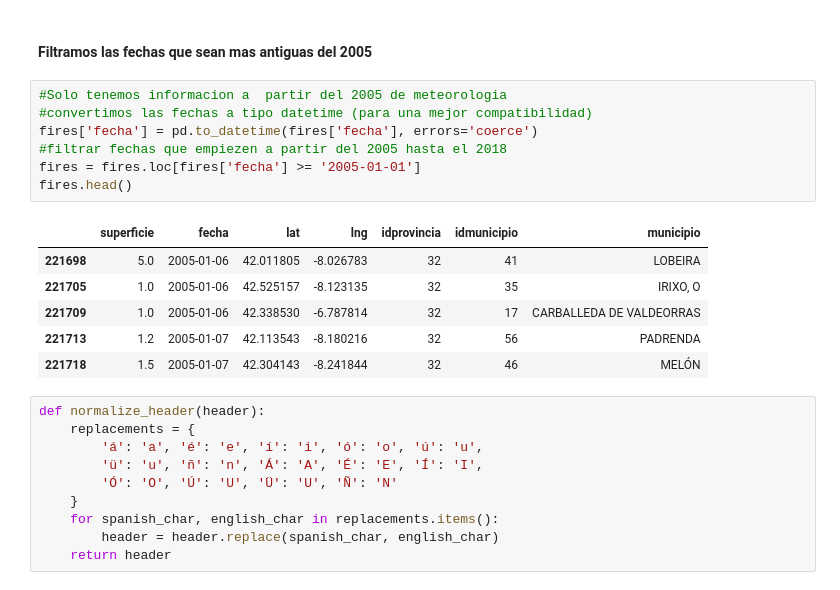
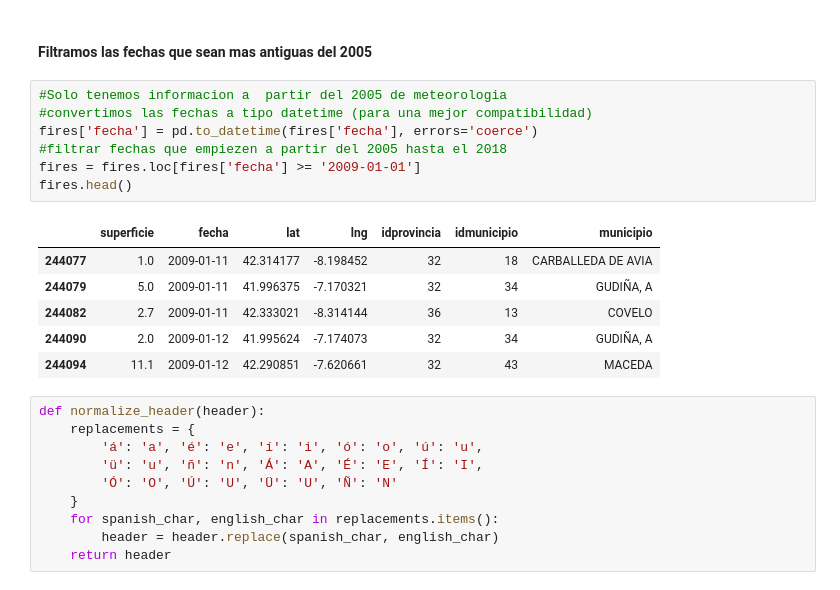
Before and after one commit to JozsefIvanGafo/4-Year-Q1-iao-project-Prediction-of-Forest-fires-in-Galicia-Spain2024-UC3M, a Jupyter notebook: prediction_of_forest_fires_in_Galicia.ipynb, the cells around one changed output. Drawn from its saved outputs; the diff is of its cells as text.

```diff
--- a/prediction_of_forest_fires_in_Galicia.ipynb
+++ b/prediction_of_forest_fires_in_Galicia.ipynb
@@ -128,17 +128,17 @@ Error while importing the excel file: Missing optional dependency 'openpyxl'.  U
 # %%
 #Solo tenemos informacion a  partir del 2005 de meteorologia
 #convertimos las fechas a tipo datetime (para una mejor compatibilidad)
 fires['fecha'] = pd.to_datetime(fires['fecha'], errors='coerce')
 #filtrar fechas que empiezen a partir del 2005 hasta el 2018
-fires = fires.loc[fires['fecha'] >= '2005-01-01']
+fires = fires.loc[fires['fecha'] >= '2009-01-01']
 fires.head()
 # %% [output]
 |  | superficie | fecha | lat | lng | idprovincia | idmunicipio | municipio |
-| 221698 | 5.0 | 2005-01-06 | 42.011805 | -8.026783 | 32 | 41 | LOBEIRA |
-| 221705 | 1.0 | 2005-01-06 | 42.525157 | -8.123135 | 32 | 35 | IRIXO, O |
-| 221709 | 1.0 | 2005-01-06 | 42.338530 | -6.787814 | 32 | 17 | CARBALLEDA DE VALDEORRAS |
-| 221713 | 1.2 | 2005-01-07 | 42.113543 | -8.180216 | 32 | 56 | PADRENDA |
-| 221718 | 1.5 | 2005-01-07 | 42.304143 | -8.241844 | 32 | 46 | MELÓN |
+| 244077 | 1.0 | 2009-01-11 | 42.314177 | -8.198452 | 32 | 18 | CARBALLEDA DE AVIA |
+| 244079 | 5.0 | 2009-01-11 | 41.996375 | -7.170321 | 32 | 34 | GUDIÑA, A |
+| 244082 | 2.7 | 2009-01-11 | 42.333021 | -8.314144 | 36 | 13 | COVELO |
+| 244090 | 2.0 | 2009-01-12 | 41.995624 | -7.174073 | 32 | 34 | GUDIÑA, A |
+| 244094 | 11.1 | 2009-01-12 | 42.290851 | -7.620661 | 32 | 43 | MACEDA |
 # %%
 def normalize_header(header):
     replacements = {
```
Also changed, not shown: parts of 10 cells of this notebook, 6 other files.
